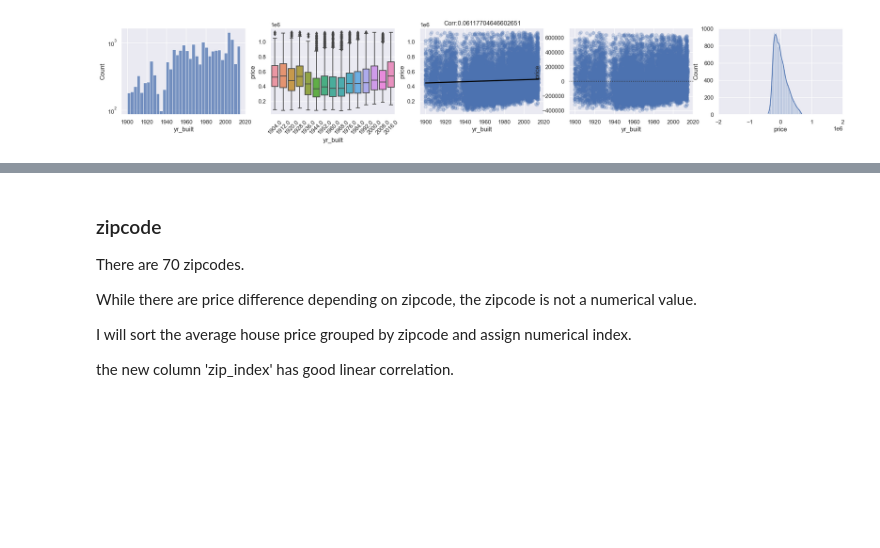
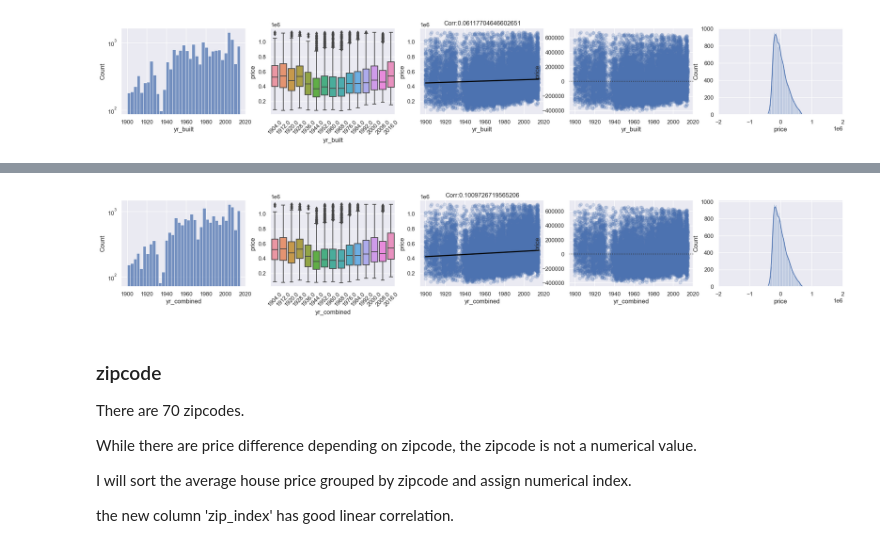
Before and after one commit to jhjang101/kaggle, a Jupyter notebook: House Sales in King County/House Sales in King County2.ipynb, the cells around one changed output, grey strips where cells are left out. Saved outputs shown, nothing was run; the diff lists cells and outputs as text; code cells hidden in the pictures; blank space fills up the shorter version.

```diff
--- a/House Sales in King County/House Sales in King County2.ipynb
+++ b/House Sales in King County/House Sales in King County2.ipynb
@@ -273,3 +292,7 @@ FeaturePlot(feature='yr_built', histwidth=None, scale='log', bin=20)
+# %%
+FeaturePlot(feature='yr_combined', histwidth=None, scale='log', bin=20)
+# %% [output]
+[figure, added]
 # %% [markdown]
 ### zipcode
 
```
Also changed, not shown: parts of 10 cells of this notebook.
